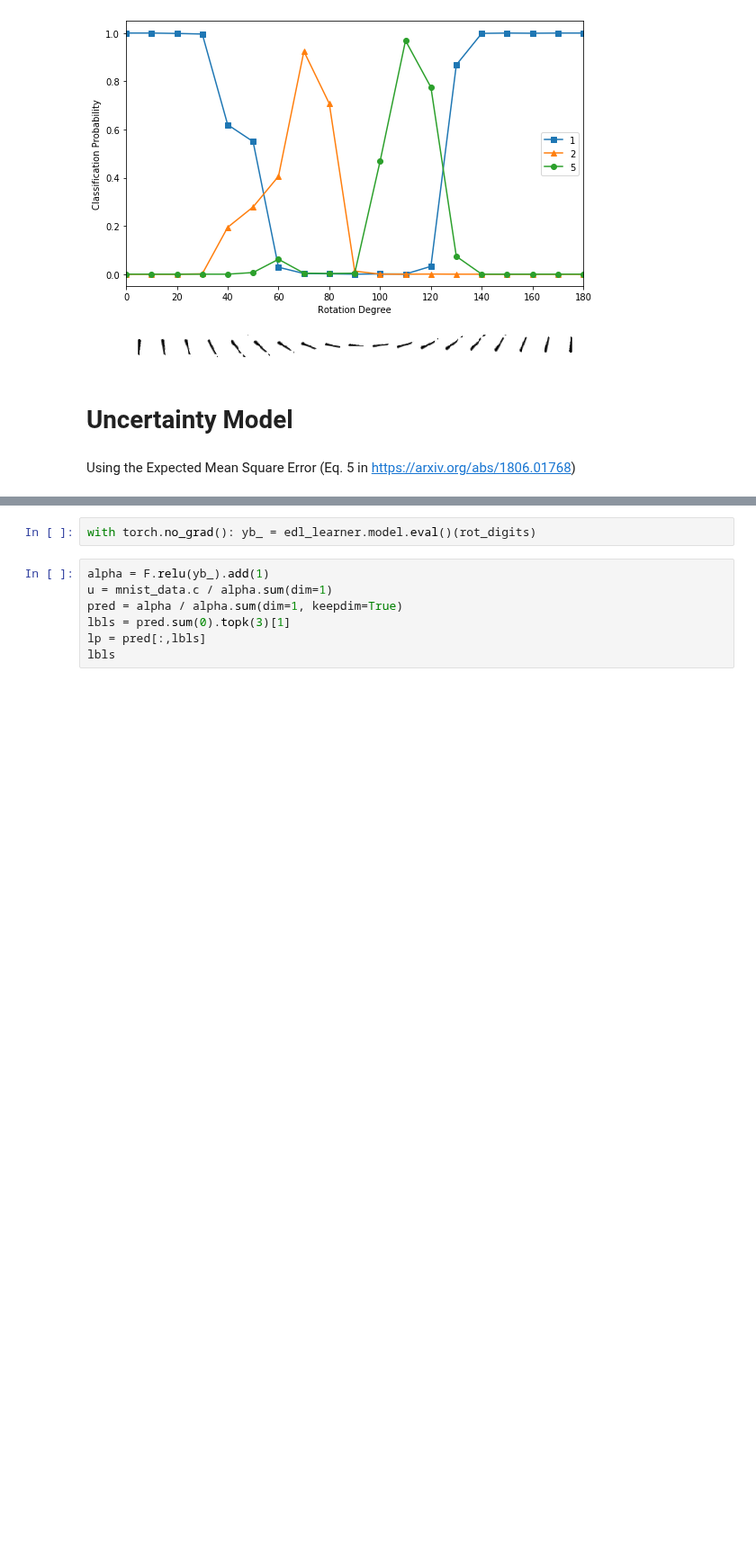
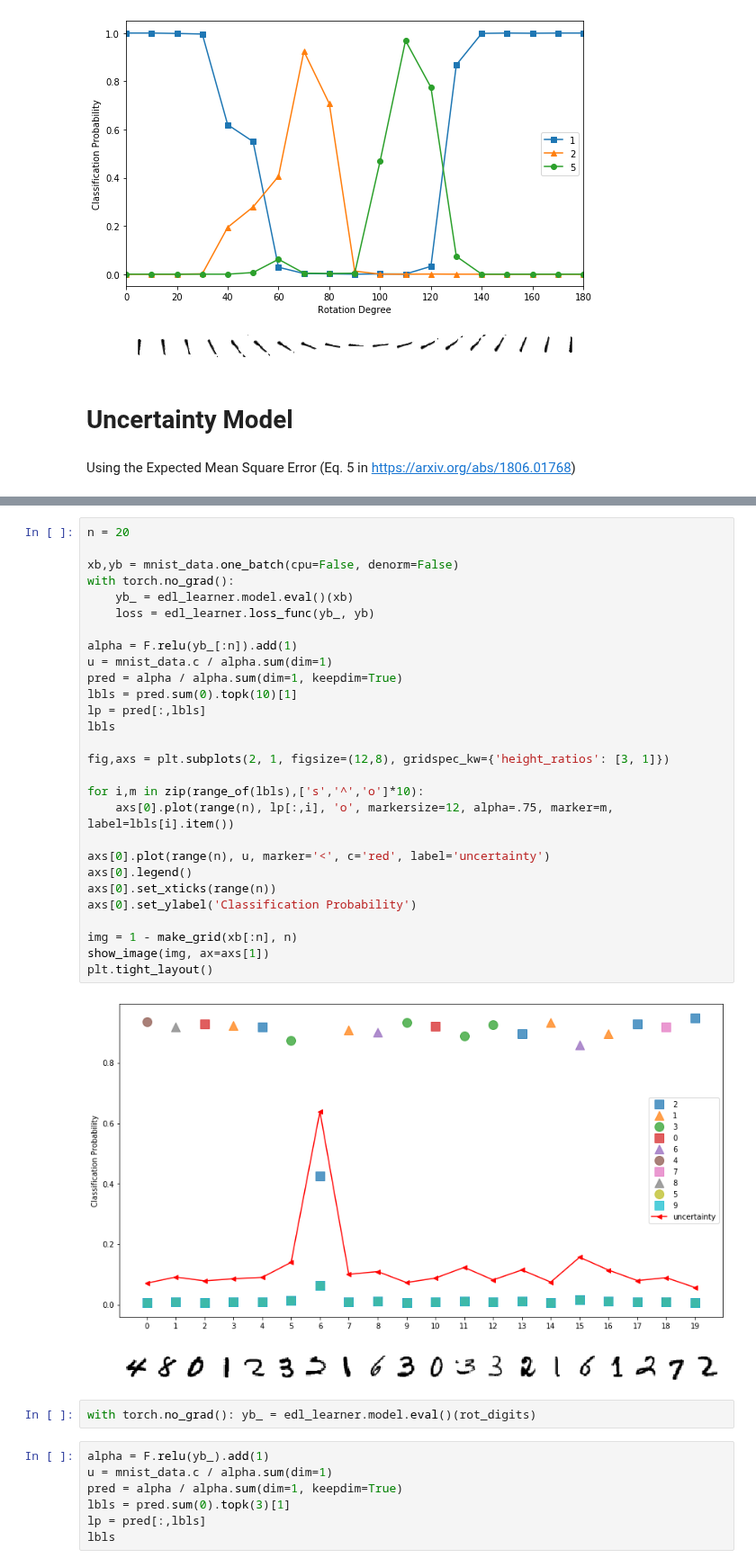
Before and after one commit to renato145/ClassificationUncertainty, a Jupyter notebook: main.ipynb, the cells around one changed output, grey strips where cells are left out. Shown at 90% size. Cells and saved outputs as stored; diff of their text form; blank space fills up the shorter version.

```diff
--- a/main.ipynb
+++ b/main.ipynb
@@ -177,3 +174,33 @@ tensor(0.9783)
+# %%
+n = 20
+
+xb,yb = mnist_data.one_batch(cpu=False, denorm=False)
+with torch.no_grad():
+    yb_ = edl_learner.model.eval()(xb)
+    loss = edl_learner.loss_func(yb_, yb)
+
+alpha = F.relu(yb_[:n]).add(1)
+u = mnist_data.c / alpha.sum(dim=1)
+pred = alpha / alpha.sum(dim=1, keepdim=True)
+lbls = pred.sum(0).topk(10)[1]
+lp = pred[:,lbls]
+lbls
+
+fig,axs = plt.subplots(2, 1, figsize=(12,8), gridspec_kw={'height_ratios': [3, 1]})
+
+for i,m in zip(range_of(lbls),['s','^','o']*10):
+    axs[0].plot(range(n), lp[:,i], 'o', markersize=12, alpha=.75, marker=m, label=lbls[i].item())
+
+axs[0].plot(range(n), u, marker='<', c='red', label='uncertainty')
+axs[0].legend()
+axs[0].set_xticks(range(n))
+axs[0].set_ylabel('Classification Probability')
+
+img = 1 - make_grid(xb[:n], n)
+show_image(img, ax=axs[1])
+plt.tight_layout()
+# %% [output]
+[figure, added]
 # %%
 with torch.no_grad(): yb_ = edl_learner.model.eval()(rot_digits)
 # %%
```
Also changed, not shown: parts of 8 cells of this notebook.
